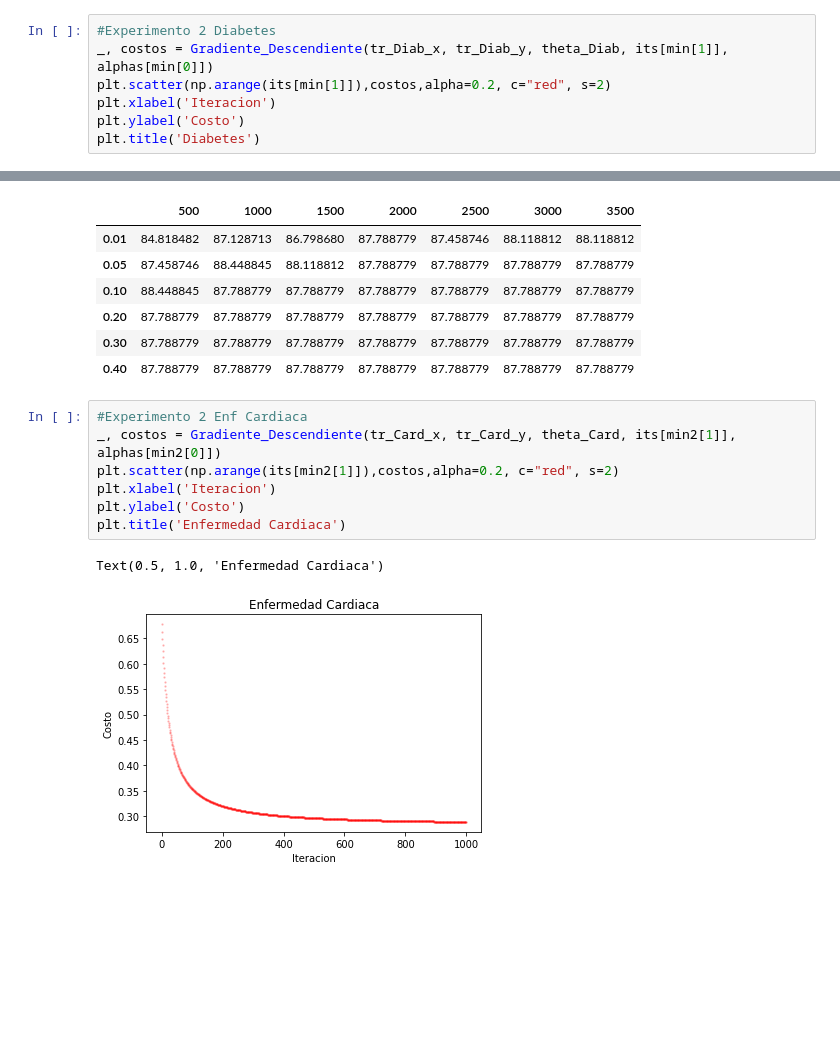
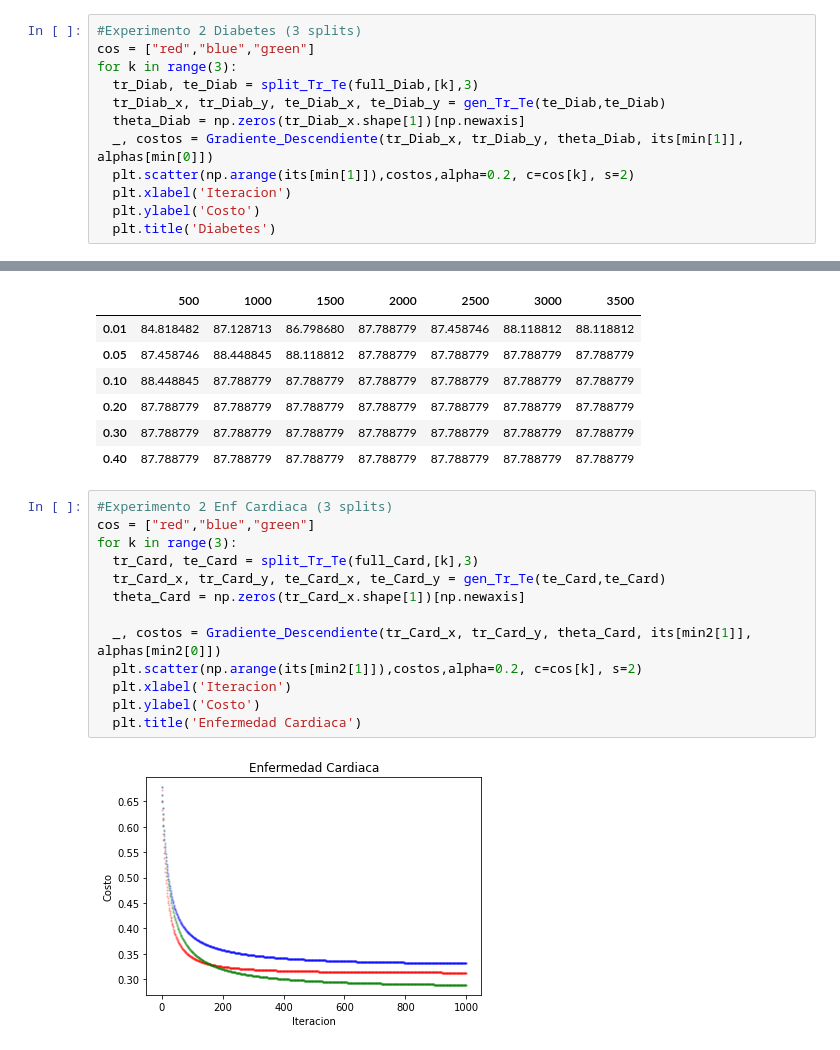
Before and after one commit to ytuza/RegresionLogistica, a Jupyter notebook: RegresionLogistica.ipynb, the cells around one changed output, grey strips where cells are left out. Drawn from its saved outputs; the diff is of its cells as text; blank space fills up the shorter version.

```diff
--- a/RegresionLogistica.ipynb
+++ b/RegresionLogistica.ipynb
@@ -187,10 +185,15 @@ Mayor accuracy : 0.05 1500
 | 0.30 | 78.899932 | 78.899932 | 78.899932 | 78.899932 | 78.899932 | 78.899932 | 78.899932 |
 | 0.40 | 78.899932 | 78.899932 | 78.899932 | 78.899932 | 78.899932 | 78.899932 | 78.899932 |
 # %%
-#Experimento 2 Diabetes
-_, costos = Gradiente_Descendiente(tr_Diab_x, tr_Diab_y, theta_Diab, its[min[1]], alphas[min[0]])
-plt.scatter(np.arange(its[min[1]]),costos,alpha=0.2, c="red", s=2)
-plt.xlabel('Iteracion')
-plt.ylabel('Costo')
-plt.title('Diabetes')
+#Experimento 2 Diabetes (3 splits)
+cos = ["red","blue","green"]
+for k in range(3):
+  tr_Diab, te_Diab = split_Tr_Te(full_Diab,[k],3)
+  tr_Diab_x, tr_Diab_y, te_Diab_x, te_Diab_y = gen_Tr_Te(te_Diab,te_Diab)
+  theta_Diab = np.zeros(tr_Diab_x.shape[1])[np.newaxis]
+  _, costos = Gradiente_Descendiente(tr_Diab_x, tr_Diab_y, theta_Diab, its[min[1]], alphas[min[0]])
+  plt.scatter(np.arange(its[min[1]]),costos,alpha=0.2, c=cos[k], s=2)
+  plt.xlabel('Iteracion')
+  plt.ylabel('Costo')
+  plt.title('Diabetes')
 # %% [output]
@@ -231,12 +233,17 @@ Mayor accuracy: 0.05 1000
 | 0.30 | 87.788779 | 87.788779 | 87.788779 | 87.788779 | 87.788779 | 87.788779 | 87.788779 |
 | 0.40 | 87.788779 | 87.788779 | 87.788779 | 87.788779 | 87.788779 | 87.788779 | 87.788779 |
 # %%
-#Experimento 2 Enf Cardiaca
-_, costos = Gradiente_Descendiente(tr_Card_x, tr_Card_y, theta_Card, its[min2[1]], alphas[min2[0]])
-plt.scatter(np.arange(its[min2[1]]),costos,alpha=0.2, c="red", s=2)
-plt.xlabel('Iteracion')
-plt.ylabel('Costo')
-plt.title('Enfermedad Cardiaca')
+#Experimento 2 Enf Cardiaca (3 splits)
+cos = ["red","blue","green"]
+for k in range(3):
+  tr_Card, te_Card = split_Tr_Te(full_Card,[k],3)
+  tr_Card_x, tr_Card_y, te_Card_x, te_Card_y = gen_Tr_Te(te_Card,te_Card)
+  theta_Card = np.zeros(tr_Card_x.shape[1])[np.newaxis]
+
+  _, costos = Gradiente_Descendiente(tr_Card_x, tr_Card_y, theta_Card, its[min2[1]], alphas[min2[0]])
+  plt.scatter(np.arange(its[min2[1]]),costos,alpha=0.2, c=cos[k], s=2)
+  plt.xlabel('Iteracion')
+  plt.ylabel('Costo')
+  plt.title('Enfermedad Cardiaca')
 # %% [output]
-Text(0.5, 1.0, 'Enfermedad Cardiaca')
-[figure, old version]
+[figure, new version]
```
Also changed, not shown: parts of 3 cells of this notebook.
